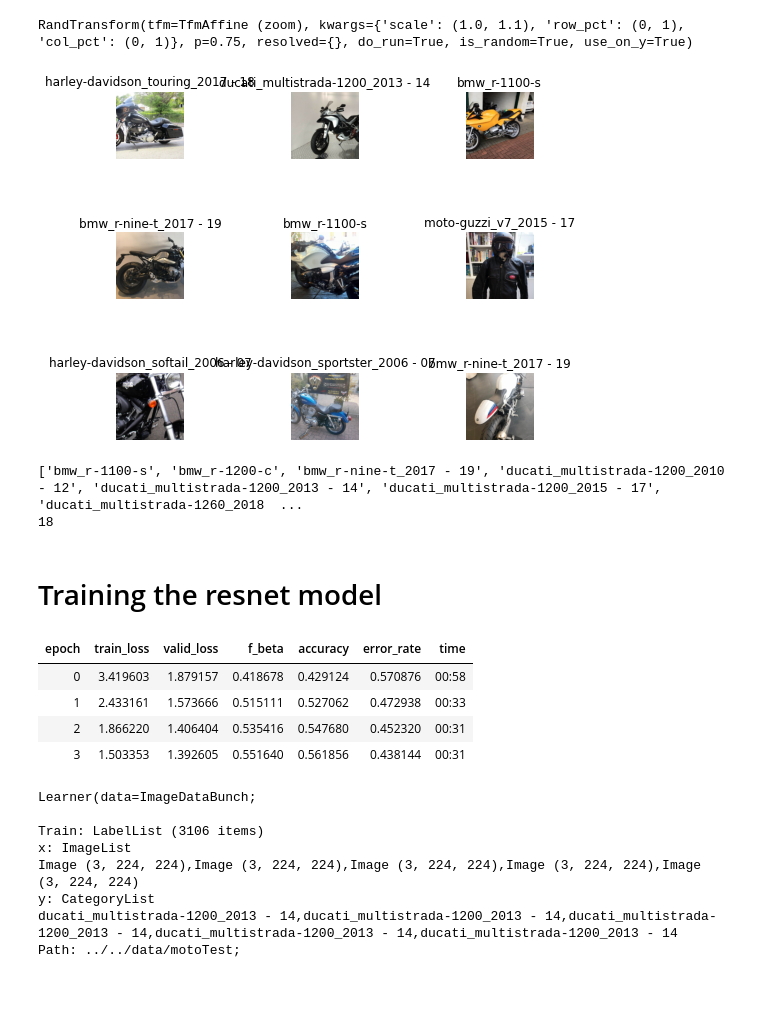
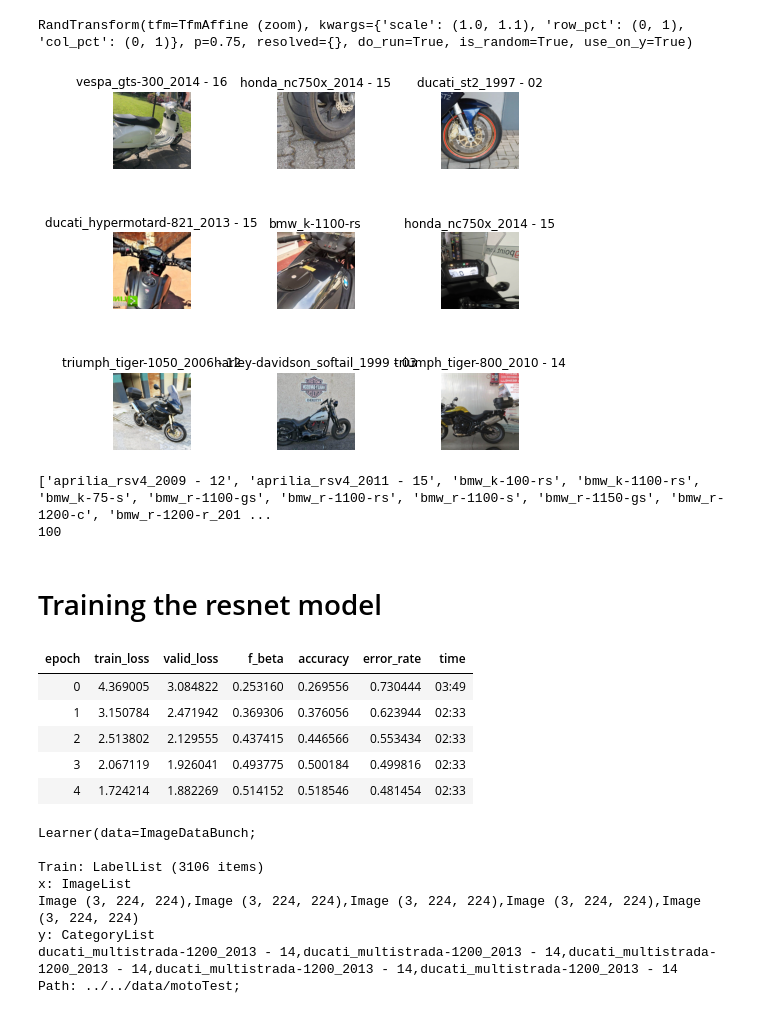
Before and after one commit to jacekfilipczuk/fastai_course-v3, a Jupyter notebook: nbs/My_version_dl1/lesson1-image-classification.ipynb, the cells around one changed output. Cells and saved outputs as stored; diff of their text form; code cells hidden in the pictures.

```diff
--- a/nbs/My_version_dl1/lesson1-image-classification.ipynb
+++ b/nbs/My_version_dl1/lesson1-image-classification.ipynb
@@ -98,30 +94,33 @@ data = ImageDataBunch.from_name_func(path_to_data,selected_file_names,label_func
                                   ).normalize(imagenet_stats)
 # %%
 data.save('data-clas-moto')
+# %%
+data = load_data(path_to_data, 'data-clas-moto', bs=batch_size)
 # %%
 data.show_batch(rows=3, figsize=(7,6))
 # %% [output]
-[figure, old version]
+[figure, new version]
 # %%
 print(data.classes);
 print(len(data.classes))
 # %% [output]
-['bmw_r-1100-s', 'bmw_r-1200-c', 'bmw_r-nine-t_2017 - 19', 'ducati_multistrada-1200_2010 - 12', 'ducati_multistrada-1200_2013 - 14', 'ducati_multistrada-1200_2015 - 17', 'ducati_multistrada-1260_2018  ...
-18
+['aprilia_rsv4_2009 - 12', 'aprilia_rsv4_2011 - 15', 'bmw_k-100-rs', 'bmw_k-1100-rs', 'bmw_k-75-s', 'bmw_r-1100-gs', 'bmw_r-1100-rs', 'bmw_r-1100-s', 'bmw_r-1150-gs', 'bmw_r-1200-c', 'bmw_r-1200-r_201 ...
+100
 # %% [markdown]
 # Training the resnet model
 # %%
 fscore = FBeta(average='macro', beta=1)
 leaner_metrics = [fscore,accuracy, error_rate]
-learner = cnn_learner(data, models.resnet34, metrics=leaner_metrics)
+learner = cnn_learner(data, models.resnet50, metrics=leaner_metrics)
 # %%
-learner.fit_one_cycle(4)
+learner.fit_one_cycle(5)
 # %% [output]
 | epoch | train_loss | valid_loss | f_beta | accuracy | error_rate | time |
-| 0 | 3.419603 | 1.879157 | 0.418678 | 0.429124 | 0.570876 | 00:58 |
-| 1 | 2.433161 | 1.573666 | 0.515111 | 0.527062 | 0.472938 | 00:33 |
-| 2 | 1.866220 | 1.406404 | 0.535416 | 0.547680 | 0.452320 | 00:31 |
-| 3 | 1.503353 | 1.392605 | 0.551640 | 0.561856 | 0.438144 | 00:31 |
+| 0 | 4.369005 | 3.084822 | 0.253160 | 0.269556 | 0.730444 | 03:49 |
+| 1 | 3.150784 | 2.471942 | 0.369306 | 0.376056 | 0.623944 | 02:33 |
+| 2 | 2.513802 | 2.129555 | 0.437415 | 0.446566 | 0.553434 | 02:33 |
+| 3 | 2.067119 | 1.926041 | 0.493775 | 0.500184 | 0.499816 | 02:33 |
+| 4 | 1.724214 | 1.882269 | 0.514152 | 0.518546 | 0.481454 | 02:33 |
 # %%
 learner.save('stage-1')
 # %%
```
Also changed, not shown: parts of 20 cells of this notebook.
